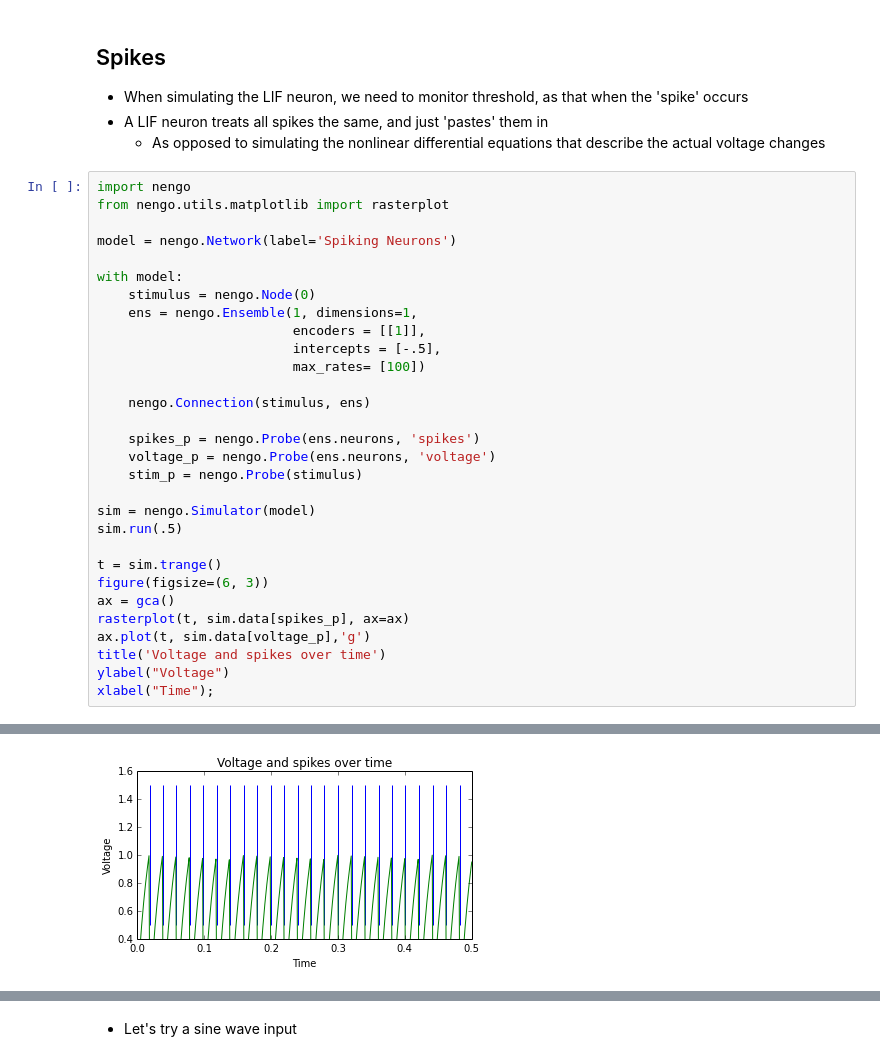
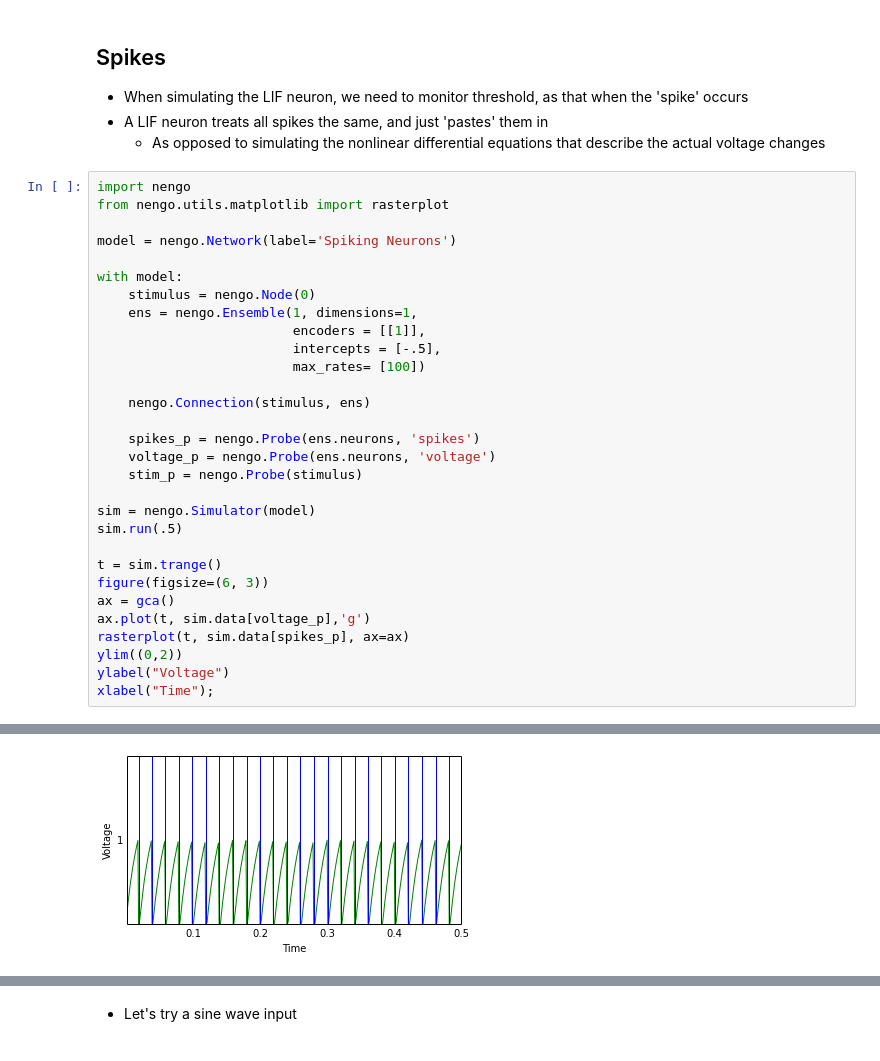
Before and after one commit to celiasmith/syde556, a Jupyter notebook: SYDE 556 Lecture 3 Temporal Representation.ipynb, the cells around one changed output, grey strips where cells are left out. Saved outputs shown, nothing was run; the diff lists cells and outputs as text.

```diff
--- a/SYDE 556 Lecture 3 Temporal Representation.ipynb
+++ b/SYDE 556 Lecture 3 Temporal Representation.ipynb
@@ -192,9 +191,9 @@ sim.run(.5)
 t = sim.trange()
 figure(figsize=(6, 3))
 ax = gca()
+ax.plot(t, sim.data[voltage_p],'g')
 rasterplot(t, sim.data[spikes_p], ax=ax)
-ax.plot(t, sim.data[voltage_p],'g')
-title('Voltage and spikes over time')
+ylim((0,2))
 ylabel("Voltage")
 xlabel("Time");
 # %% [output]
@@ -201,4 +201,4 @@ xlabel("Time");
-[figure, old version]
+[figure, new version]
 # %%
 import numpy as np
 from nengo.utils.functions import piecewise
```
Also changed, not shown: parts of 28 cells of this notebook, 1 other file.
